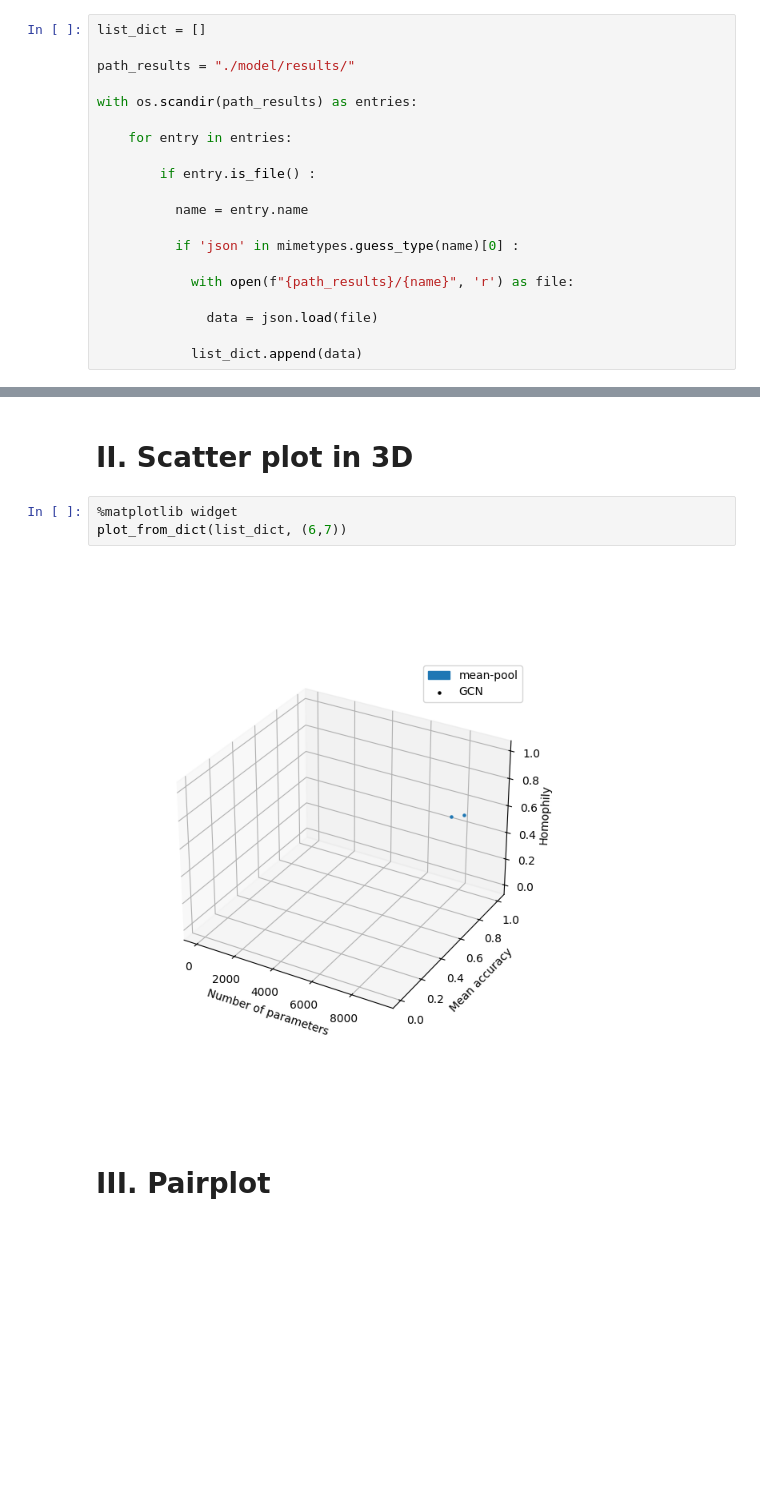
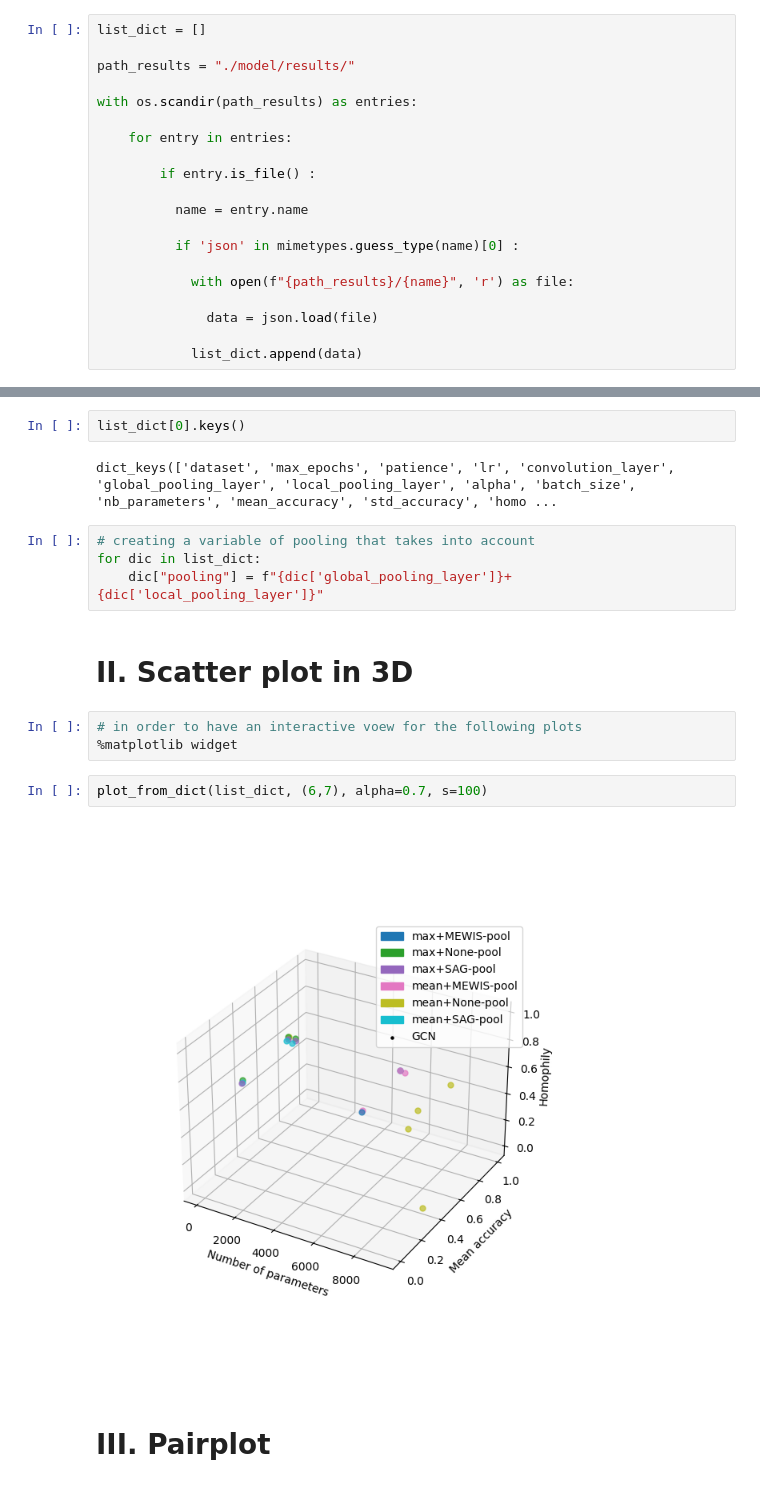
Before and after one commit to AntoineTSP/ML_research_seminar, a Jupyter notebook: Visualisation/Resultats_graphiques_GNN.ipynb, the cells around one changed output, grey strips where cells are left out. Saved outputs shown, nothing was run; the diff lists cells and outputs as text; blank space fills up the shorter version.

```diff
--- a/Visualisation/Resultats_graphiques_GNN.ipynb
+++ b/Visualisation/Resultats_graphiques_GNN.ipynb
@@ -62,9 +67,19 @@ for dic in list_dict :
+# %%
+list_dict[0].keys()
+# %% [output]
+dict_keys(['dataset', 'max_epochs', 'patience', 'lr', 'convolution_layer', 'global_pooling_layer', 'local_pooling_layer', 'alpha', 'batch_size', 'nb_parameters', 'mean_accuracy', 'std_accuracy', 'homo ...
+# %%
+# creating a variable of pooling that takes into account
+for dic in list_dict:
+    dic["pooling"] = f"{dic['global_pooling_layer']}+{dic['local_pooling_layer']}"
 # %% [markdown]
 # II. Scatter plot in 3D
-# %%
-%matplotlib widget
-plot_from_dict(list_dict, (6,7))
-# %% [output]
-[figure, removed]
+# %%
+# in order to have an interactive voew for the following plots
+%matplotlib widget
+# %%
+plot_from_dict(list_dict, (6,7), alpha=0.7, s=100)
+# %% [output]
+[figure, added]
 # %% [markdown]
 # III. Pairplot
```
Also changed, not shown: parts of 9 cells of this notebook, 3 other files.
